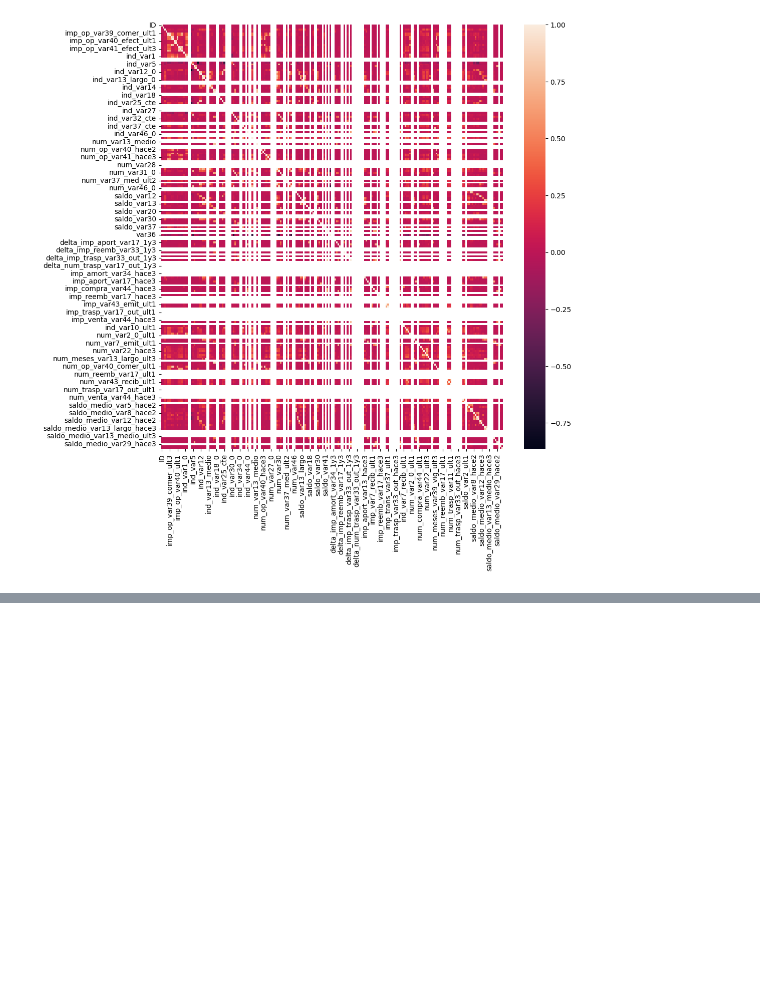
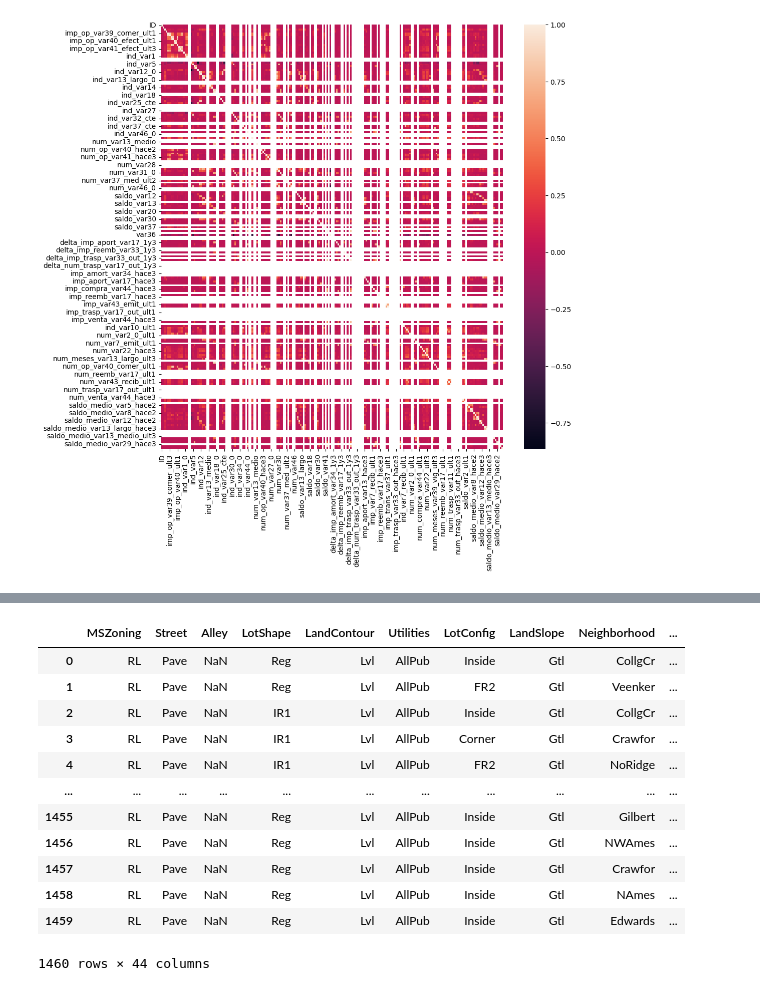
Before and after one commit to ahmedhany14/Feature-engineering, a Jupyter notebook: feature selection/feature_selection.ipynb, the cells around one changed output, grey strips where cells are left out. Saved outputs shown, nothing was run; the diff lists cells and outputs as text; code cells hidden in the pictures; blank space fills up the shorter version.

```diff
--- a/feature selection/feature_selection.ipynb
+++ b/feature selection/feature_selection.ipynb
@@ -215,0 +223,23 @@ sns.heatmap(corrmat)
+# %%
+data_set = pd.read_csv(r"/home/ahmed/Ai/Feature-engineering/DataSets/house_price.csv")
+correlated_columns = []
+for col in data_set.columns:
+    if data_set[col].dtype == "O":
+        correlated_columns.append(col)
+correlated_columns.append("SalePrice")
+categorical_data = data_set[correlated_columns]
+categorical_data
+# %% [output]
+|  | MSZoning | Street | Alley | LotShape | LandContour | Utilities | LotConfig | LandSlope | Neighborhood | ... |
+| 0 | RL | Pave | NaN | Reg | Lvl | AllPub | Inside | Gtl | CollgCr | ... |
+| 1 | RL | Pave | NaN | Reg | Lvl | AllPub | FR2 | Gtl | Veenker | ... |
+| 2 | RL | Pave | NaN | IR1 | Lvl | AllPub | Inside | Gtl | CollgCr | ... |
+| 3 | RL | Pave | NaN | IR1 | Lvl | AllPub | Corner | Gtl | Crawfor | ... |
+| 4 | RL | Pave | NaN | IR1 | Lvl | AllPub | FR2 | Gtl | NoRidge | ... |
+| ... | ... | ... | ... | ... | ... | ... | ... | ... | ... | ... |
+| 1455 | RL | Pave | NaN | Reg | Lvl | AllPub | Inside | Gtl | Gilbert | ... |
+| 1456 | RL | Pave | NaN | Reg | Lvl | AllPub | Inside | Gtl | NWAmes | ... |
+| 1457 | RL | Pave | NaN | Reg | Lvl | AllPub | Inside | Gtl | Crawfor | ... |
+| 1458 | RL | Pave | NaN | Reg | Lvl | AllPub | Inside | Gtl | NAmes | ... |
+| 1459 | RL | Pave | NaN | Reg | Lvl | AllPub | Inside | Gtl | Edwards | ... |
+1460 rows × 44 columns
```
Also changed, not shown: parts of 10 cells of this notebook, 1 other file.
